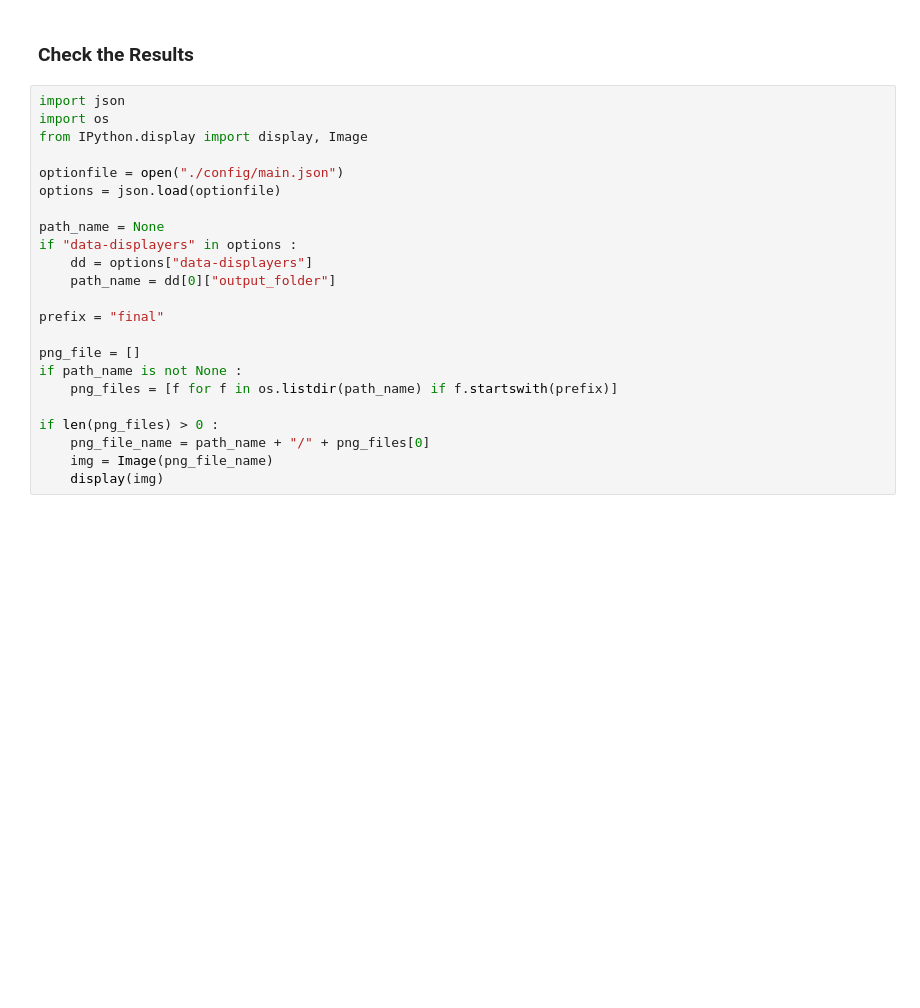
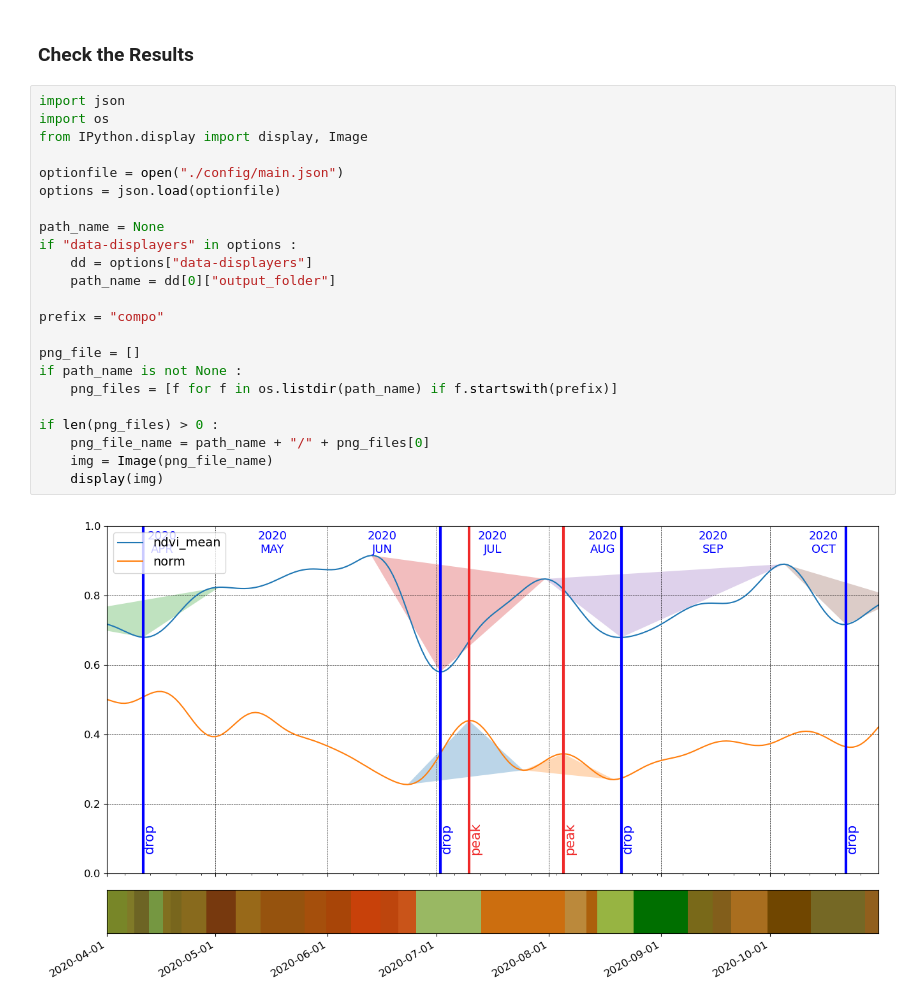
Before and after one commit to ec-jrc/cbm, a Jupyter notebook: scripts/signal_marker_processing/notebook/Marker_options_file_generation.ipynb, the cells around one changed output. Saved outputs shown, nothing was run; the diff lists cells and outputs as text; blank space fills up the shorter version.

```diff
--- a/scripts/signal_marker_processing/notebook/Marker_options_file_generation.ipynb
+++ b/scripts/signal_marker_processing/notebook/Marker_options_file_generation.ipynb
@@ -139,23 +112,25 @@ http://cap.users.creodias.eu/query/parcelTimeSeries?aoi=cz&year=2020&pid=7521128
 # %%
 import json
 import os
 from IPython.display import display, Image
 
 optionfile = open("./config/main.json")
 options = json.load(optionfile)
 
 path_name = None
 if "data-displayers" in options :
     dd = options["data-displayers"]
     path_name = dd[0]["output_folder"]
 
-prefix = "final"
+prefix = "compo"
 
 png_file = []
 if path_name is not None :
     png_files = [f for f in os.listdir(path_name) if f.startswith(prefix)]
 
 if len(png_files) > 0 :
     png_file_name = path_name + "/" + png_files[0]
     img = Image(png_file_name)
     display(img)
+# %% [output]
+[figure, added]
```
Also changed, not shown: parts of 9 cells of this notebook, 12 other files.
